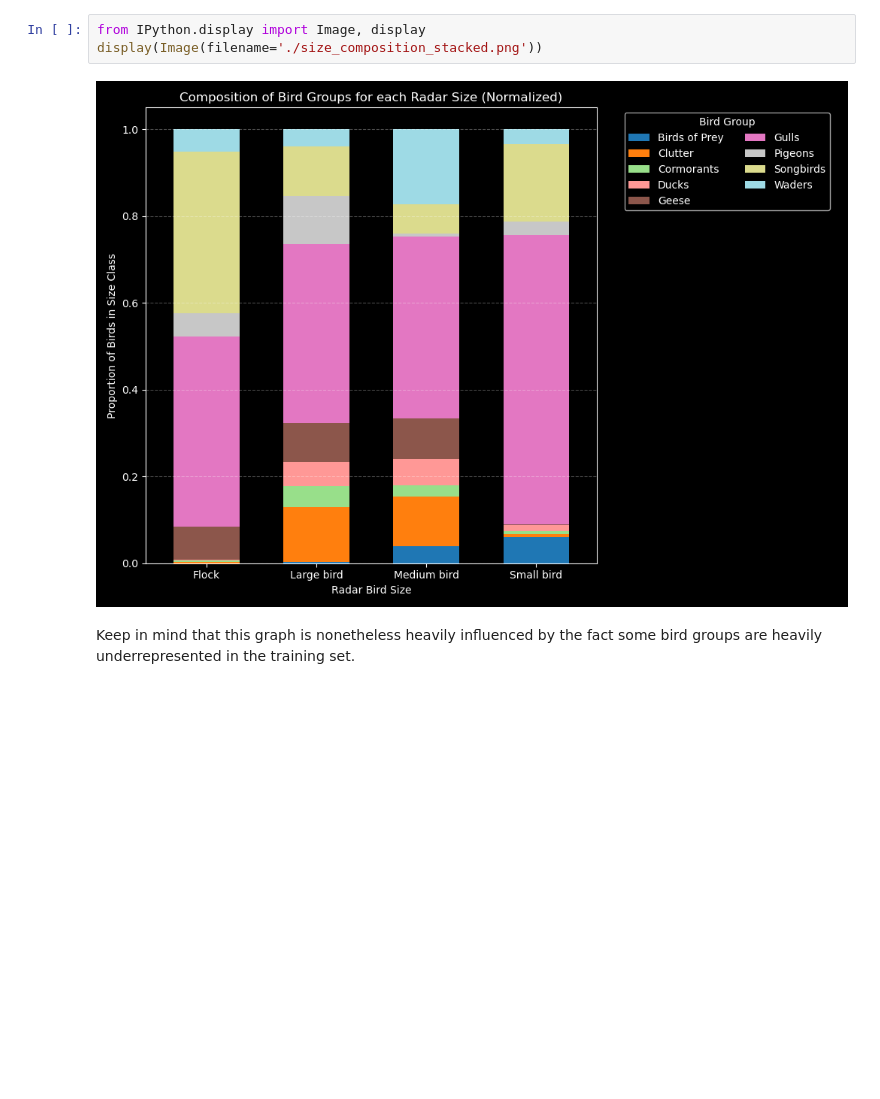
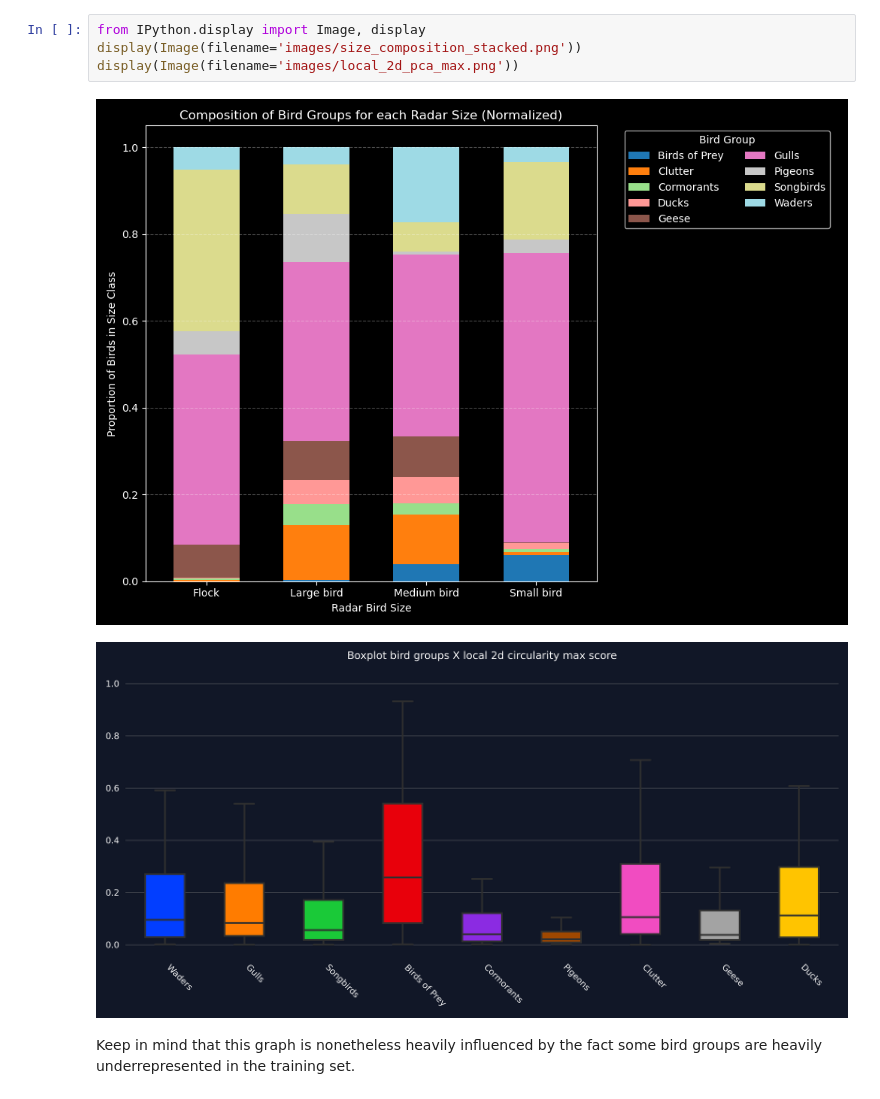
Before and after one commit to Arkantanti/AICup, a Jupyter notebook: data/notes.ipynb, the cells around one changed output. Drawn from its saved outputs; the diff is of its cells as text; blank space fills up the shorter version.

```diff
--- a/data/notes.ipynb
+++ b/data/notes.ipynb
@@ -9,8 +10,10 @@ Ideas for meaningful features after studying https://teamepochgithub.github.io/a
 - The reason why df_transform() function takes so long is because of A LOT OF PCA fitting. It is not that bad though. Currently, 10s for ~2600 rows.
 # %%
 from IPython.display import Image, display
-display(Image(filename='./size_composition_stacked.png'))
+display(Image(filename='images/size_composition_stacked.png'))
+display(Image(filename='images/local_2d_pca_max.png'))
 # %% [output]
 [figure]
+[figure, added]
 # %% [markdown]
 Keep in mind that this graph is nonetheless heavily influenced by the fact some bird groups are heavily underrepresented in the training set.
```
Also changed, not shown: parts of 1 cell of this notebook, 5 other files.
